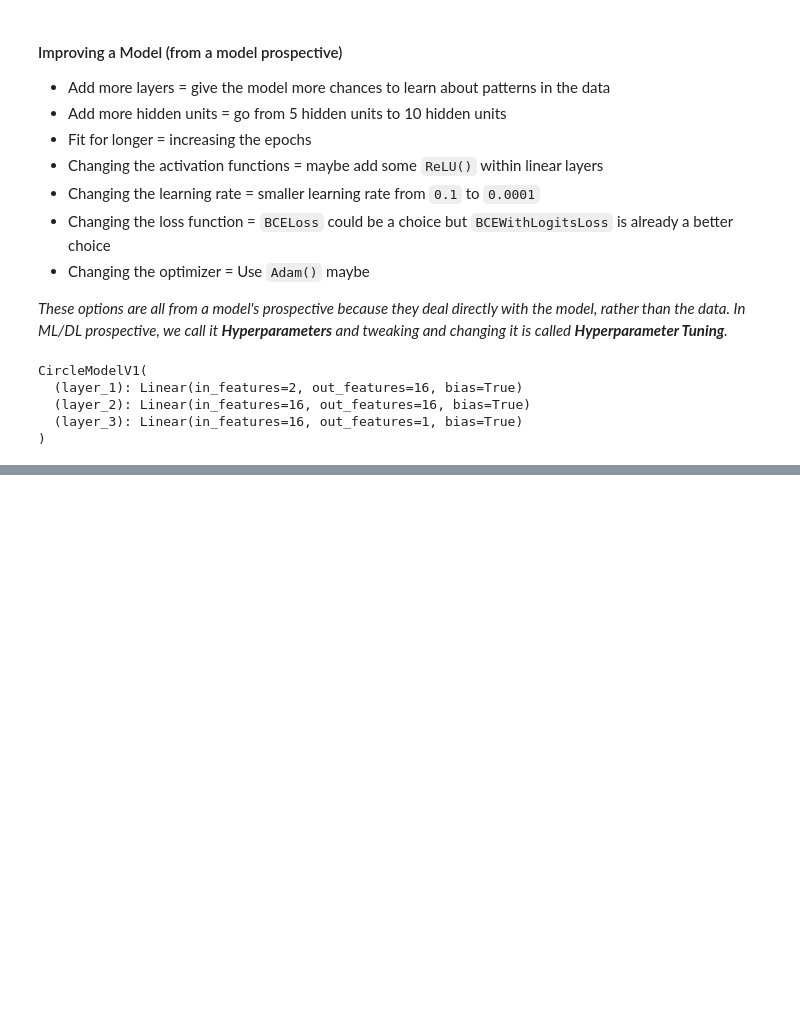
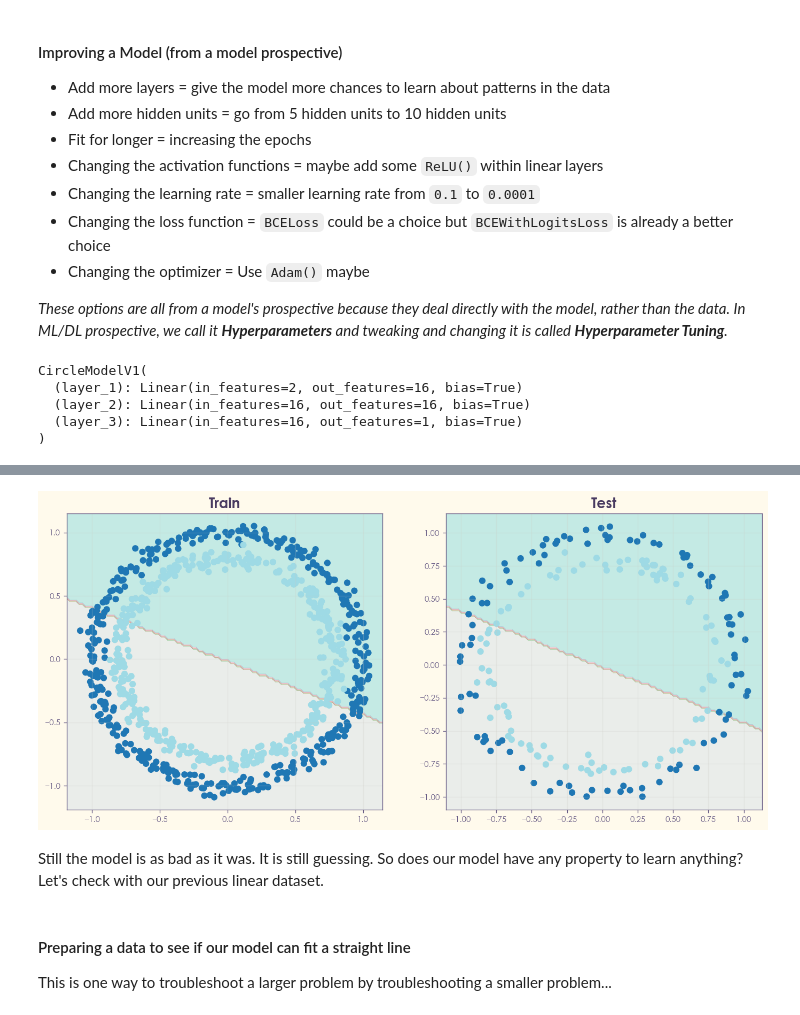
Before and after one commit to Mubashir42884/Journey-with-PyTorch, a Jupyter notebook: notebooks/06. Pytorch Neural Network - Classification.ipynb, the cells around one changed output, grey strips where cells are left out. Cells and saved outputs as stored; diff of their text form; code cells hidden in the pictures; blank space fills up the shorter version.

Commit message:
Non_linear models updated [27Feb2025]

```diff
--- a/notebooks/06. Pytorch Neural Network - Classification.ipynb
+++ b/notebooks/06. Pytorch Neural Network - Classification.ipynb
@@ -541,3 +542,10 @@ CircleModelV1(
   (layer_2): Linear(in_features=16, out_features=16, bias=True)
   (layer_3): Linear(in_features=16, out_features=1, bias=True)
 )
+# %%
+# Create a loss function
+loss_fn = nn.BCEWithLogitsLoss()
+
+# Create an optimizer
+optimizer = torch.optim.SGD(params=model_2.parameters(),
+                            lr=0.1)
@@ -543,0 +613,18 @@ CircleModelV1(
+# %%
+# Plot the decision boundary
+plt.figure(figsize=(14,6))
+
+plt.subplot(1, 2, 1)
+plt.title("Train")
+plot_decision_boundary(model_2, X_train, y_train)
+
+plt.subplot(1, 2, 2)
+plt.title("Test")
+plot_decision_boundary(model_2, X_test, y_test)
+# %% [output]
+[figure, added]
+# %% [markdown]
+Still the model is as bad as it was. It is still guessing. So does our model have any property to learn anything? Let's check with our previous linear dataset.
+# %% [markdown]
+#### Preparing a data to see if our model can fit a straight line
+This is one way to troubleshoot a larger problem by troubleshooting a smaller problem...
```
Also changed, not shown: parts of 33 cells of this notebook, 1 other file.
